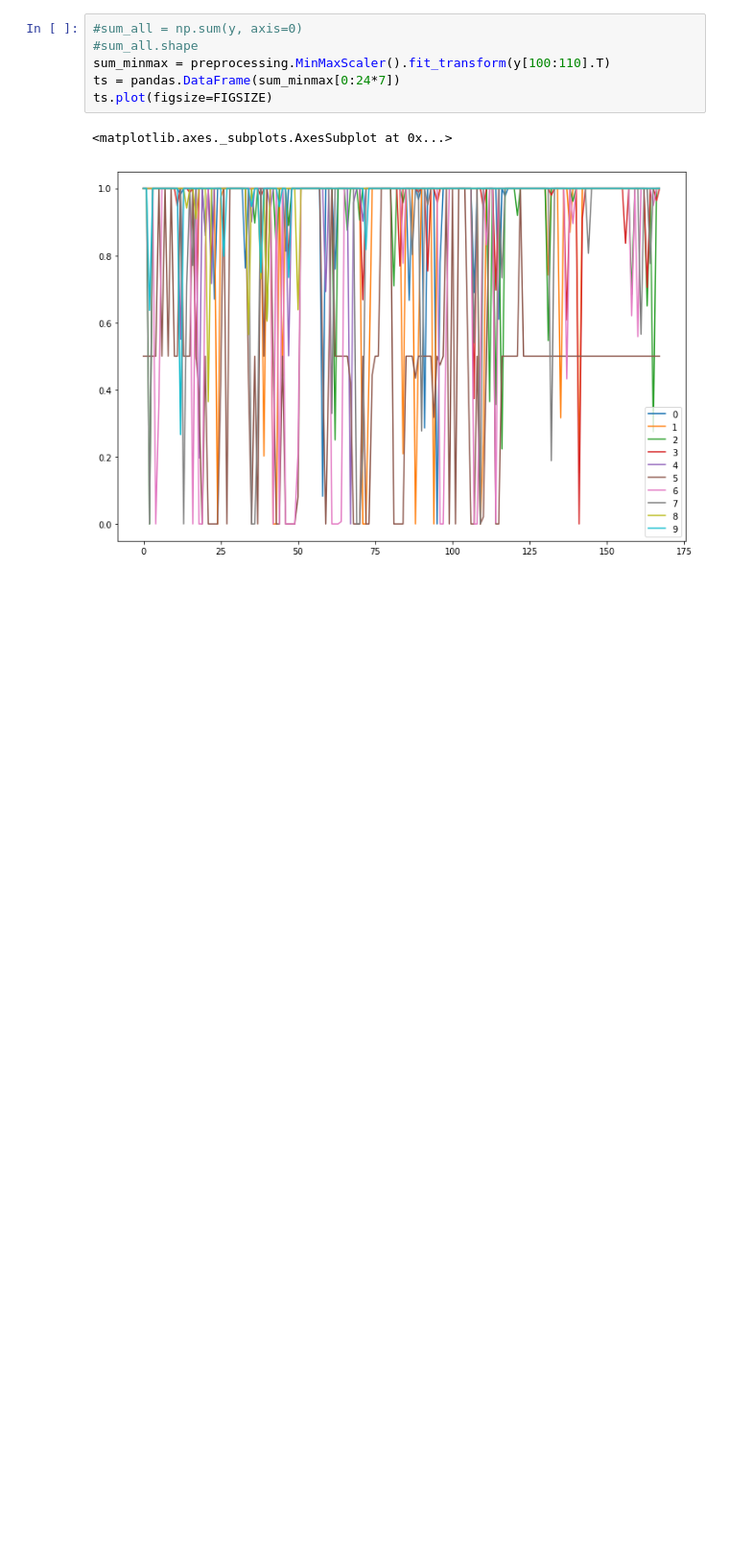
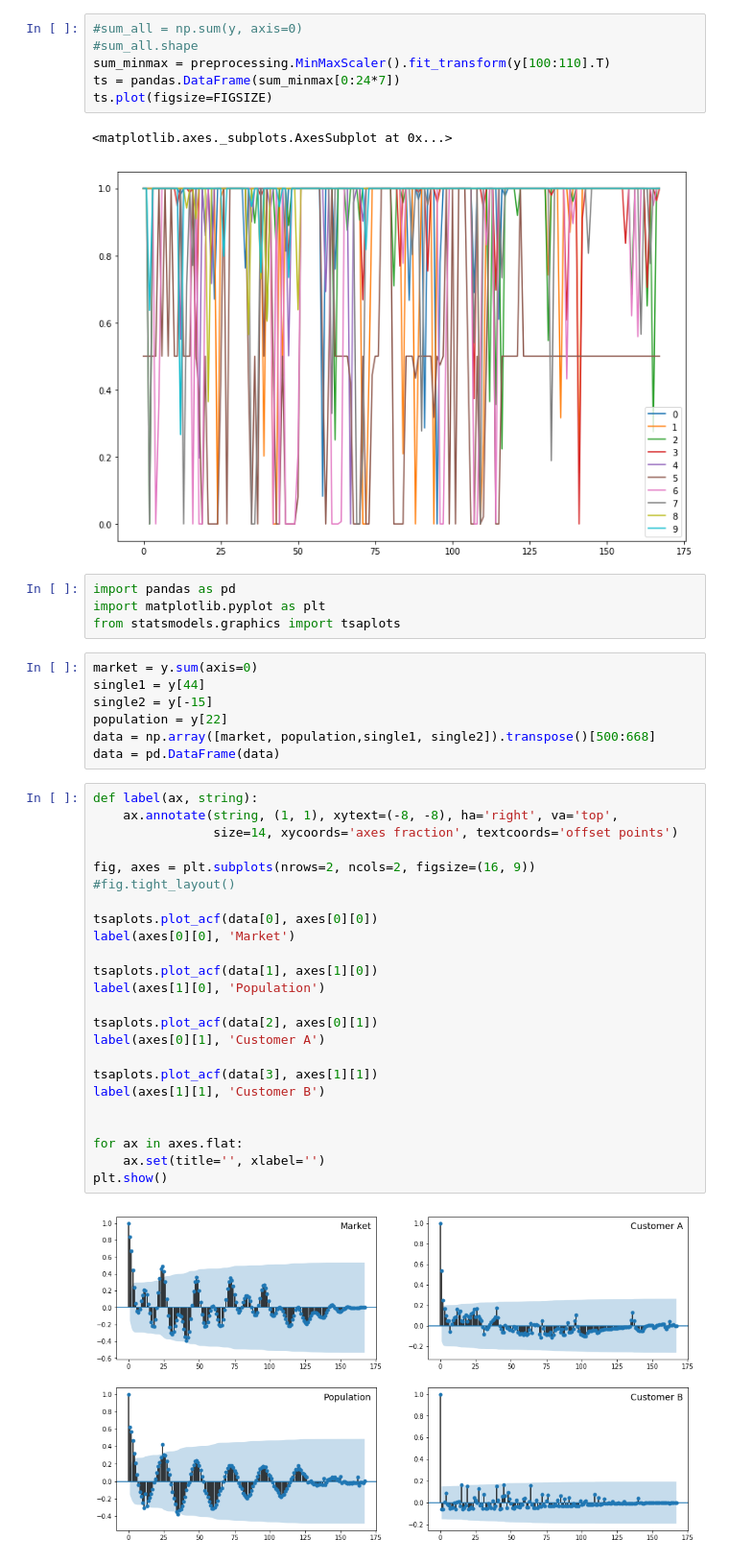
Before and after one commit to pascalwhoop/broker-python, a Jupyter notebook: notebooks/Demand Analysis.ipynb, the cells around one changed output. Shown at 96% size. Saved outputs shown, nothing was run; the diff lists cells and outputs as text; blank space fills up the shorter version.

```diff
--- a/notebooks/Demand Analysis.ipynb
+++ b/notebooks/Demand Analysis.ipynb
@@ -201,3 +201,40 @@ ts.plot(figsize=FIGSIZE)
 # %% [output]
 <matplotlib.axes._subplots.AxesSubplot at 0x...>
 [figure]
+# %%
+import pandas as pd
+import matplotlib.pyplot as plt
+from statsmodels.graphics import tsaplots
+# %%
+market = y.sum(axis=0)
+single1 = y[44]
+single2 = y[-15]
+population = y[22]
+data = np.array([market, population,single1, single2]).transpose()[500:668]
+data = pd.DataFrame(data)
+# %%
+def label(ax, string):
+    ax.annotate(string, (1, 1), xytext=(-8, -8), ha='right', va='top',
+                size=14, xycoords='axes fraction', textcoords='offset points')
+
+fig, axes = plt.subplots(nrows=2, ncols=2, figsize=(16, 9))
+#fig.tight_layout()
+
+tsaplots.plot_acf(data[0], axes[0][0])
+label(axes[0][0], 'Market')
+
+tsaplots.plot_acf(data[1], axes[1][0])
+label(axes[1][0], 'Population')
+
+tsaplots.plot_acf(data[2], axes[0][1])
+label(axes[0][1], 'Customer A')
+
+tsaplots.plot_acf(data[3], axes[1][1])
+label(axes[1][1], 'Customer B')
+
+
+for ax in axes.flat:
+    ax.set(title='', xlabel='')
+plt.show()
+# %% [output]
+[figure, added]
```
Also changed, not shown: parts of 2 cells of this notebook, 11 other files.
